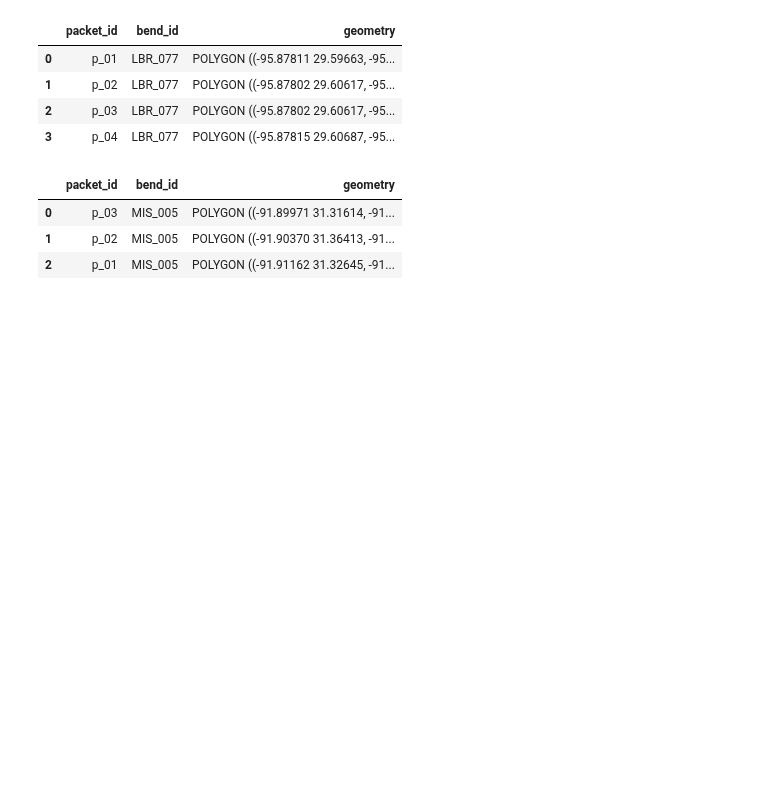
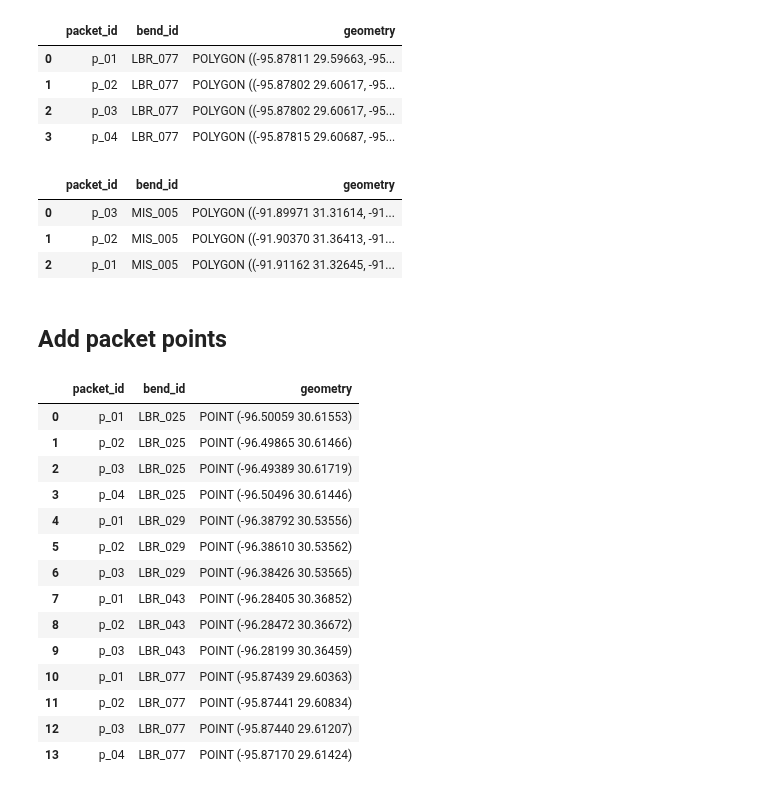
Before and after one commit to tamu-edu/scrollstats, a Jupyter notebook: AddDataToSQL.ipynb, the cells around one changed output. Saved outputs shown, nothing was run; the diff lists cells and outputs as text; code cells hidden in the pictures; blank space fills up the shorter version.

Commit message:
added packet_points to db

```diff
--- a/AddDataToSQL.ipynb
+++ b/AddDataToSQL.ipynb
@@ -326,3 +326,5 @@ packets_sql
 | 0 | p_03 | MIS_005 | POLYGON ((-91.89971 31.31614, -91... |
 | 1 | p_02 | MIS_005 | POLYGON ((-91.90370 31.36413, -91... |
 | 2 | p_01 | MIS_005 | POLYGON ((-91.91162 31.32645, -91... |
+# %% [markdown]
+## Add packet points
@@ -328,0 +335,20 @@ packets_sql
+# %%
+packet_points = gpd.read_file("/Users/avan/Desktop/packet_points/packet_points.shp").to_crs("EPSG:4326")
+packet_points_sql = packet_points[["packet_id", "bend_id", "geometry"]]
+packet_points_sql
+# %% [output]
+|  | packet_id | bend_id | geometry |
+| 0 | p_01 | LBR_025 | POINT (-96.50059 30.61553) |
+| 1 | p_02 | LBR_025 | POINT (-96.49865 30.61466) |
+| 2 | p_03 | LBR_025 | POINT (-96.49389 30.61719) |
+| 3 | p_04 | LBR_025 | POINT (-96.50496 30.61446) |
+| 4 | p_01 | LBR_029 | POINT (-96.38792 30.53556) |
+| 5 | p_02 | LBR_029 | POINT (-96.38610 30.53562) |
+| 6 | p_03 | LBR_029 | POINT (-96.38426 30.53565) |
+| 7 | p_01 | LBR_043 | POINT (-96.28405 30.36852) |
+| 8 | p_02 | LBR_043 | POINT (-96.28472 30.36672) |
+| 9 | p_03 | LBR_043 | POINT (-96.28199 30.36459) |
+| 10 | p_01 | LBR_077 | POINT (-95.87439 29.60363) |
+| 11 | p_02 | LBR_077 | POINT (-95.87441 29.60834) |
+| 12 | p_03 | LBR_077 | POINT (-95.87440 29.61207) |
+| 13 | p_04 | LBR_077 | POINT (-95.87170 29.61424) |
```
Also changed, not shown: parts of 2 cells of this notebook.
